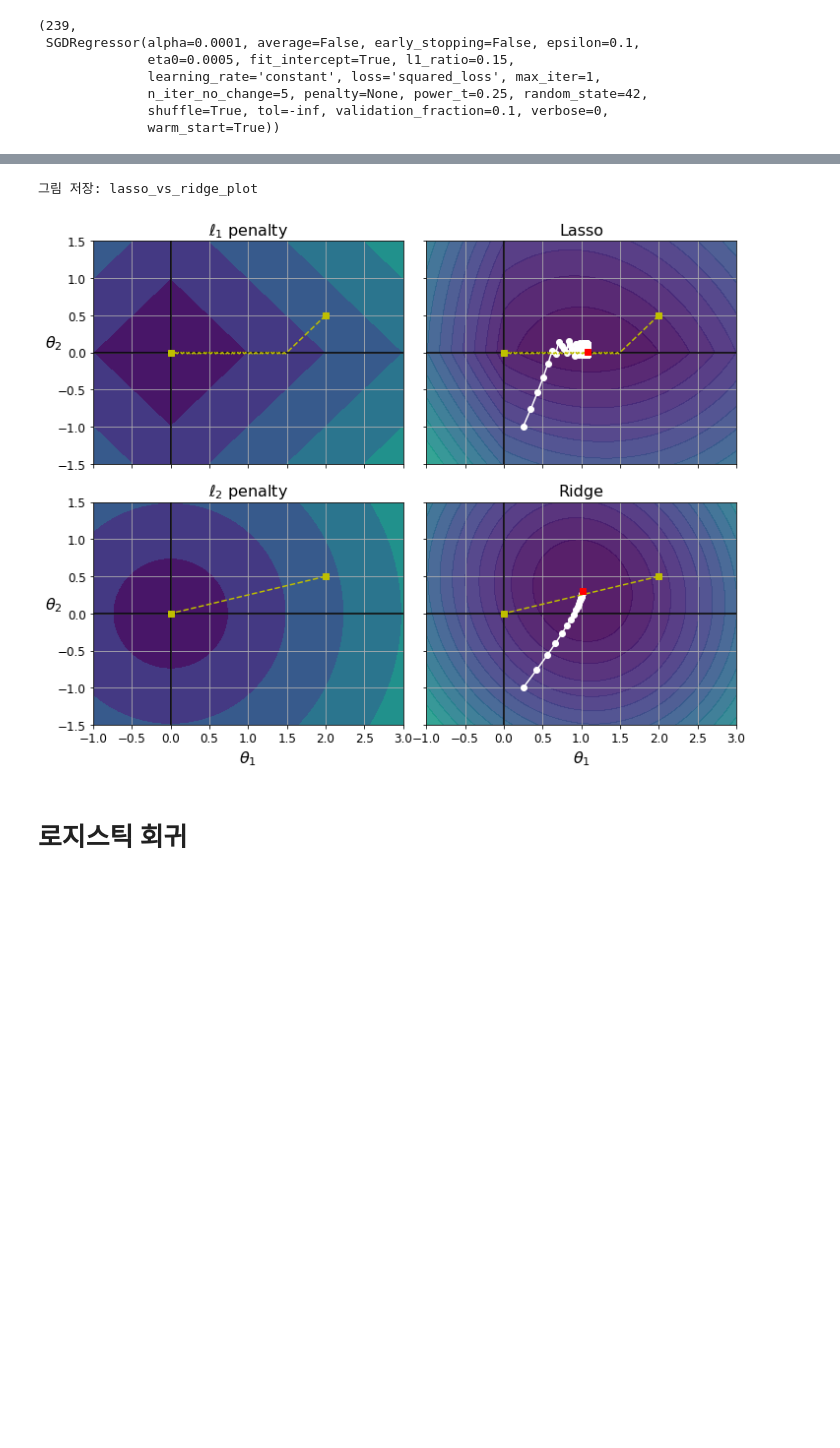
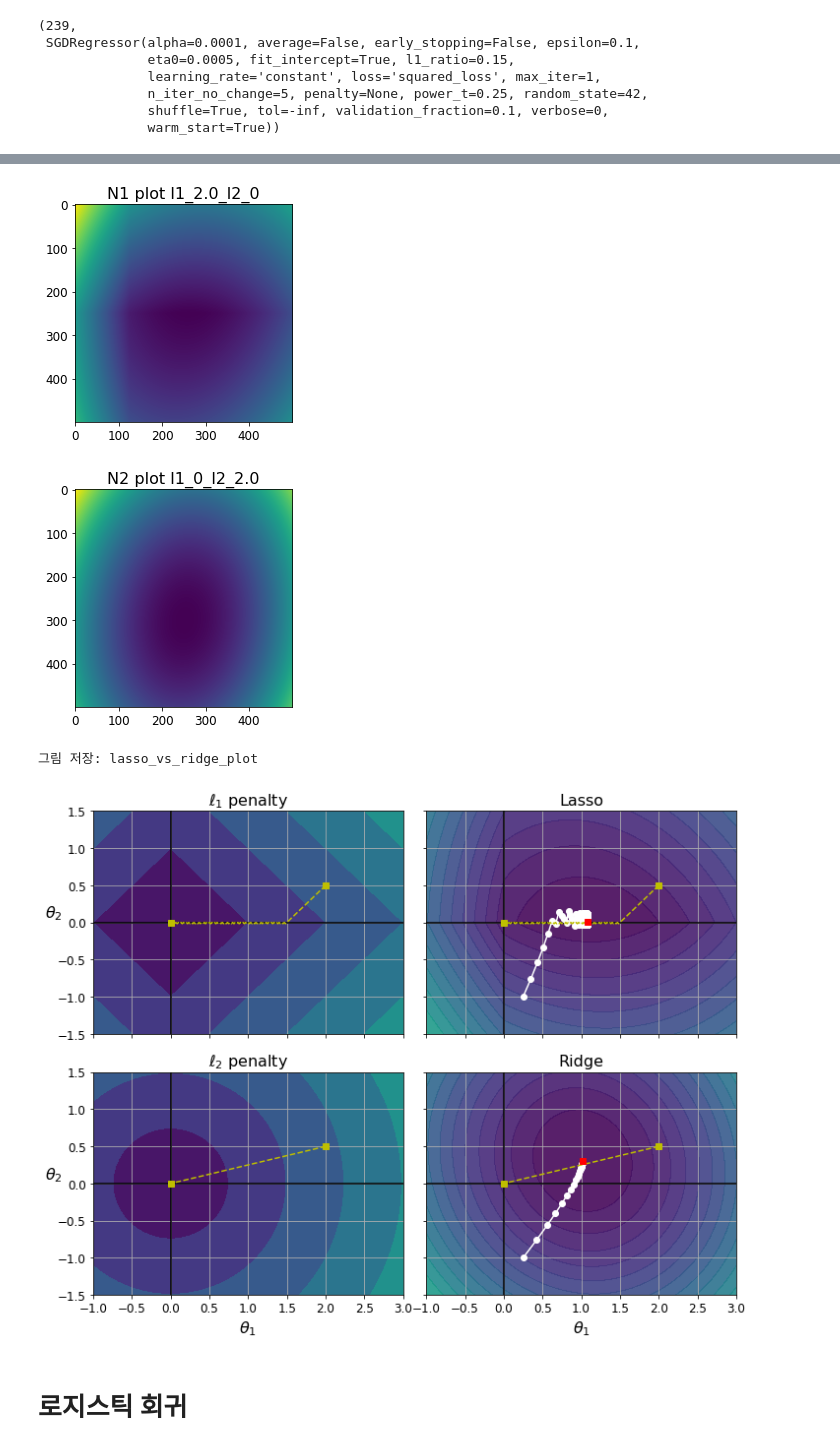
Before and after one commit to ahn19/handson-ml2, a Jupyter notebook: 04_training_linear_models.ipynb, the cells around one changed output, grey strips where cells are left out. Cells and saved outputs as stored; diff of their text form; code cells hidden in the pictures; blank space fills up the shorter version.

```diff
--- a/04_training_linear_models.ipynb
+++ b/04_training_linear_models.ipynb
@@ -707,10 +710,23 @@ def bgd_path(theta, X, y, l1, l2, core = 1, eta = 0.05, n_iterations = 200):
         path.append(theta)
     return np.array(path)
 
+N, l1, l2 = N1, 2., 0
+JR = J + l1 * N1 + l2 * 0.5 * N2 ** 2
+plt.title("N1 plot l1_{0}_l2_{1}".format(l1, l2), fontsize=16)
+plt.imshow(JR)
+plt.show()
+N, l1, l2 = N2, 0, 2.
+JR = J + l1 * N1 + l2 * 0.5 * N2 ** 2
+plt.title("N2 plot l1_{0}_l2_{1}".format(l1, l2), fontsize=16)
+plt.imshow(JR)
+plt.show()
+
 fig, axes = plt.subplots(2, 2, sharex=True, sharey=True, figsize=(10.1, 8))
 for i, N, l1, l2, title in ((0, N1, 2., 0, "Lasso"), (1, N2, 0,  2., "Ridge")):
     JR = J + l1 * N1 + l2 * 0.5 * N2**2
 
+    b1 = np.argmin(JR)
+    b2 = JR.shape
     tr_min_idx = np.unravel_index(np.argmin(JR), JR.shape)
     t1r_min, t2r_min = t1[tr_min_idx], t2[tr_min_idx]
 
@@ -739,35 +755,37 @@ for i, N, l1, l2, title in ((0, N1, 2., 0, "Lasso"), (1, N2, 0,  2., "Ridge")):
     ax.axhline(y=0, color='k')
     ax.axvline(x=0, color='k')
     ax.contourf(t1, t2, N / 2., levels=levelsN)
     ax.plot(path_N[:, 0], path_N[:, 1], "y--")
     ax.plot(0, 0, "ys")
     ax.plot(t1_min, t2_min, "ys")
     ax.set_title(r"$\ell_{}$ penalty".format(i + 1), fontsize=16)
     ax.axis([t1a, t1b, t2a, t2b])
     if i == 1:
         ax.set_xlabel(r"$\theta_1$", fontsize=16)
     ax.set_ylabel(r"$\theta_2$", fontsize=16, rotation=0)
 
     ax = axes[i, 1]
     ax.grid(True)
     ax.axhline(y=0, color='k')
     ax.axvline(x=0, color='k')
     ax.contourf(t1, t2, JR, levels=levelsJR, alpha=0.9)
     ax.plot(path_JR[:, 0], path_JR[:, 1], "w-o")
     ax.plot(path_N[:, 0], path_N[:, 1], "y--")
     ax.plot(0, 0, "ys")
     ax.plot(t1_min, t2_min, "ys")
     ax.plot(t1r_min, t2r_min, "rs")
     ax.set_title(title, fontsize=16)
     ax.axis([t1a, t1b, t2a, t2b])
     if i == 1:
         ax.set_xlabel(r"$\theta_1$", fontsize=16)
 
 save_fig("lasso_vs_ridge_plot")
 plt.show()
 # %% [output]
+[figure, new version]
+[figure, added]
 그림 저장: lasso_vs_ridge_plot
-[figure, old version]
+[figure, added]
 # %% [markdown]
 # 로지스틱 회귀
 # %%
```
Also changed, not shown: parts of 1 cell of this notebook.
